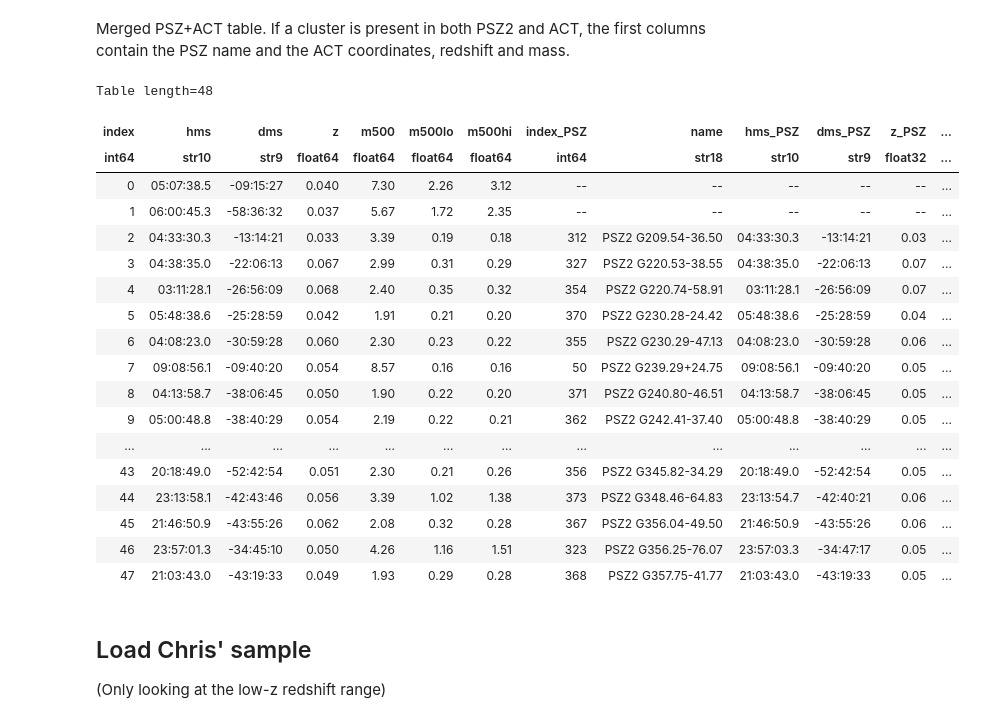
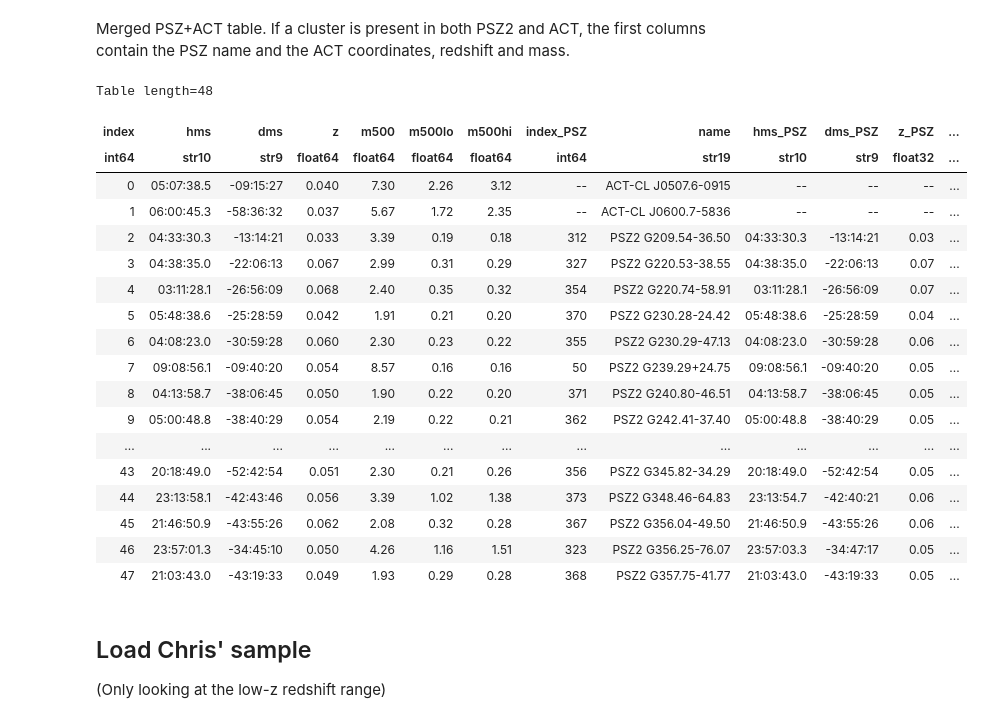
Before and after one commit to 4MOST-CHANCES/cluster-catalogues, a Jupyter notebook: make_actpol_sample.ipynb, the cells around one changed output. Drawn from its saved outputs; the diff is of its cells as text; code cells hidden in the pictures.

```diff
--- a/make_actpol_sample.ipynb
+++ b/make_actpol_sample.ipynb
@@ -180,27 +180,28 @@ Merged PSZ+ACT table. If a cluster is present in both PSZ2 and ACT, the first co
 # %%
 act_lowz_tbl = act['index','name','hms','dms','z','m500','m500lo','m500hi','PSZ_name'][act_lowz]
 act_lowz_tbl.rename_columns(('name','PSZ_name'), ('ACT_name','name'))
 lowz = join(psz['index','name','hms','dms','z','m500','m500lo','m500hi'][psz_lowz],
             act_lowz_tbl, keys=('name',), join_type='outer', table_names=('PSZ','ACT'))
+lowz['name'] = [name if name != '--' else act_name for name, act_name in lowz['name','ACT_name']]
 lowz.add_column(np.arange(lowz['name'].size, dtype=int), name='index', index=0)
 for col in ('hms','dms','z','m500','m500lo','m500hi')[::-1]:
     lowz.add_column(
         [psz_val if act_mask else act_val
          for (psz_val, act_val), (psz_mask, act_mask)
          in zip(lowz[f'{col}_PSZ',f'{col}_ACT'], lowz[f'{col}_PSZ',f'{col}_ACT'].mask)],
         name=col, index=1)
 for col in ('m500','m500lo','m500hi'):
     lowz[col].format = '%.2f'
 lowz['z'].format = '%.3f'
 lowz.write('catalogues/chances_clusters_lowz_psz2_plus_act.txt',
            format='ascii.fixed_width', overwrite=True)
 lowz
 # %% [output]
 Table length=48
 | index | hms | dms | z | m500 | m500lo | m500hi | index_PSZ | name | hms_PSZ | dms_PSZ | z_PSZ | ... |
-| int64 | str10 | str9 | float64 | float64 | float64 | float64 | int64 | str18 | str10 | str9 | float32 | ... |
-| 0 | 05:07:38.5 | -09:15:27 | 0.040 | 7.30 | 2.26 | 3.12 | -- | -- | -- | -- | -- | ... |
-| 1 | 06:00:45.3 | -58:36:32 | 0.037 | 5.67 | 1.72 | 2.35 | -- | -- | -- | -- | -- | ... |
+| int64 | str10 | str9 | float64 | float64 | float64 | float64 | int64 | str19 | str10 | str9 | float32 | ... |
+| 0 | 05:07:38.5 | -09:15:27 | 0.040 | 7.30 | 2.26 | 3.12 | -- | ACT-CL J0507.6-0915 | -- | -- | -- | ... |
+| 1 | 06:00:45.3 | -58:36:32 | 0.037 | 5.67 | 1.72 | 2.35 | -- | ACT-CL J0600.7-5836 | -- | -- | -- | ... |
 | 2 | 04:33:30.3 | -13:14:21 | 0.033 | 3.39 | 0.19 | 0.18 | 312 | PSZ2 G209.54-36.50 | 04:33:30.3 | -13:14:21 | 0.03 | ... |
 | 3 | 04:38:35.0 | -22:06:13 | 0.067 | 2.99 | 0.31 | 0.29 | 327 | PSZ2 G220.53-38.55 | 04:38:35.0 | -22:06:13 | 0.07 | ... |
 | 4 | 03:11:28.1 | -26:56:09 | 0.068 | 2.40 | 0.35 | 0.32 | 354 | PSZ2 G220.74-58.91 | 03:11:28.1 | -26:56:09 | 0.07 | ... |
```
Also changed, not shown: parts of 82 cells of this notebook, 2 other files.
